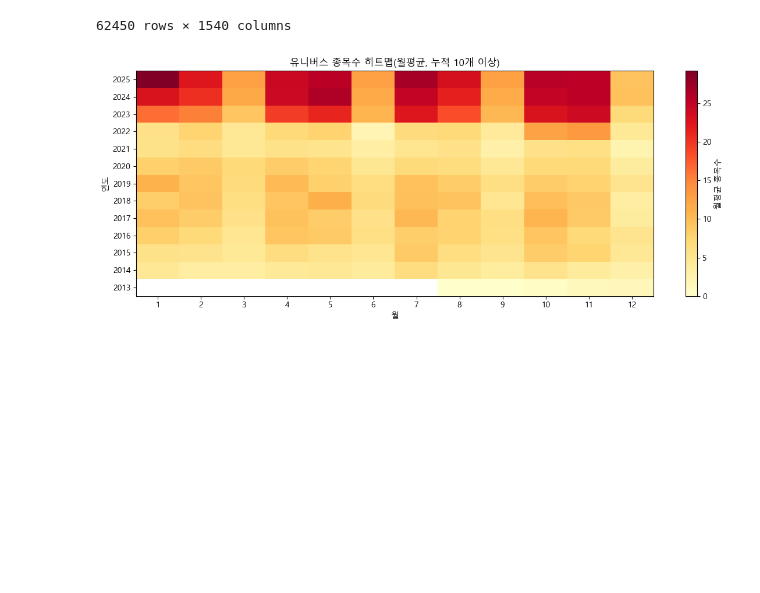
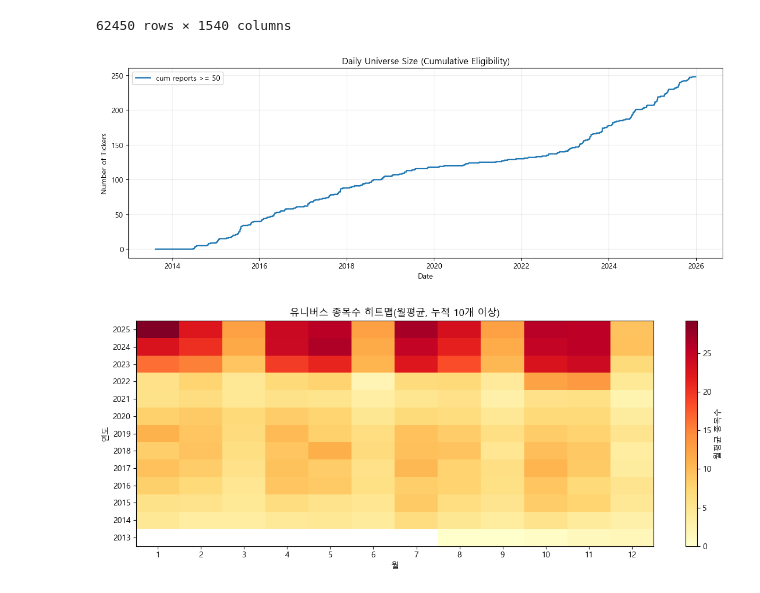
Before and after one commit to NGSFHSDO/DB-IFC, a Jupyter notebook: Final.ipynb, the cells around one changed output. Saved outputs shown, nothing was run; the diff lists cells and outputs as text; code cells hidden in the pictures; blank space fills up the shorter version.

```diff
--- a/Final.ipynb
+++ b/Final.ipynb
@@ -92,6 +92,61 @@ df_concat
 | 62448 | 2013-08-16 | 롯데칠성 | -0.016238 | -0.013909 | 0.027321 | -0.023907 | 0.000069 | 0.006205 | ... |
 | 62449 | 2013-08-16 | 인터플렉스 | 0.002113 | -0.041073 | 0.018722 | -0.018534 | -0.016316 | 0.024353 | ... |
 62450 rows × 1540 columns
+# %%
+# 3-1) (검증용) 일별 최소 리포트 수 충족 종목수 그래프
+MIN_REPORT_COUNT = 50
+
+df_stat_chk = df_concat.dropna(subset=["date", "ticker_code"]).copy()
+df_stat_chk["date"] = pd.to_datetime(df_stat_chk["date"])
+df_stat_chk["ticker_code"] = df_stat_chk["ticker_code"].astype(int).astype(str).str.zfill(6)
+
+daily_report_count_chk = (
+    df_stat_chk.groupby(["ticker_code", "date"], as_index=False)
+    .size()
+    .rename(columns={"size": "n_reports_day"})
+    .sort_values(["ticker_code", "date"])
+)
+daily_report_count_chk["cum_reports"] = daily_report_count_chk.groupby("ticker_code")["n_reports_day"].cumsum()
+
+# 각 종목이 처음으로 MIN_REPORT_COUNT를 달성한 날짜
+eligible_from_chk = (
+    daily_report_count_chk[daily_report_count_chk["cum_reports"] >= MIN_REPORT_COUNT]
+    .groupby("ticker_code")["date"]
+    .min()
+    .sort_values()
+)
+
+# ret_wide 없이, 현재 데이터의 날짜축으로 일별 유니버스 크기 계산
+date_index_chk = pd.DatetimeIndex(sorted(df_stat_chk["date"].unique()))
+eligible_arr = np.sort(eligible_from_chk.values.astype("datetime64[ns]"))
+n_eligible = np.searchsorted(
+    eligible_arr,
+    date_index_chk.values.astype("datetime64[ns]"),
+    side="right",
+)
+
+universe_daily_count_chk = pd.DataFrame(
+    {"n_tickers_ge_min_report": n_eligible},
+    index=date_index_chk
+)
+
+plt.figure(figsize=(12, 4.5))
+plt.plot(
+    universe_daily_count_chk.index,
+    universe_daily_count_chk["n_tickers_ge_min_report"],
+    color="tab:blue",
+    linewidth=1.8,
+    label=f"cum reports >= {MIN_REPORT_COUNT}",
+)
+plt.title("Daily Universe Size (Cumulative Eligibility)")
+plt.xlabel("Date")
+plt.ylabel("Number of Tickers")
+plt.grid(alpha=0.25)
+plt.legend(loc="best")
+plt.tight_layout()
+plt.show()
+# %% [output]
+[figure, added]
 # %%
 # 4) 유니버스 통계 계산
 MIN_REPORT_COUNT = 10
```
Also changed, not shown: parts of 9 cells of this notebook.
